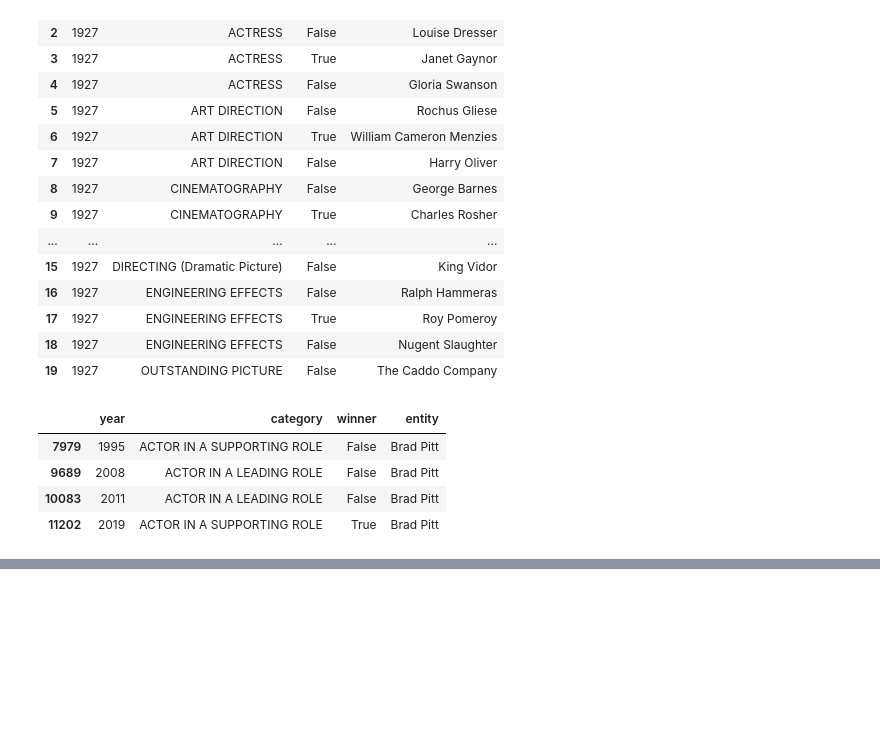
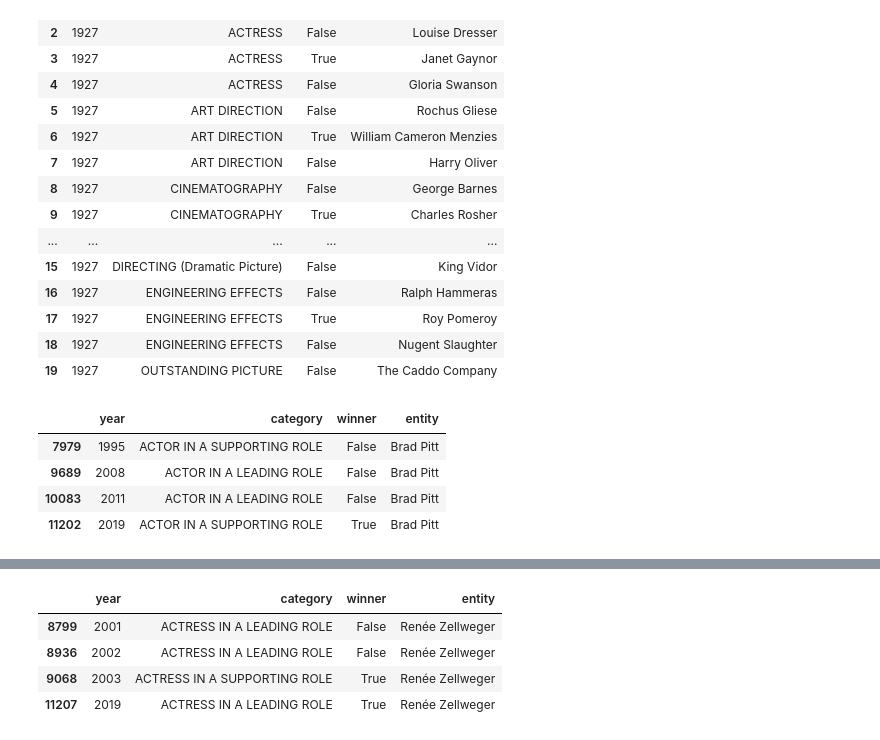
Before and after one commit to gitpyblog/CodeWithMe, a Jupyter notebook: pandas/sandbox.ipynb, the cells around one changed output, grey strips where cells are left out. Cells and saved outputs as stored; diff of their text form; code cells hidden in the pictures; blank space fills up the shorter version.

```diff
--- a/pandas/sandbox.ipynb
+++ b/pandas/sandbox.ipynb
@@ -155,0 +242,10 @@ oscars[where1]
+# %%
+
+renee = oscars['entity']=='Renée Zellweger'
+oscars[renee]
+# %% [output]
+|  | year | category | winner | entity |
+| 8799 | 2001 | ACTRESS IN A LEADING ROLE | False | Renée Zellweger |
+| 8936 | 2002 | ACTRESS IN A LEADING ROLE | False | Renée Zellweger |
+| 9068 | 2003 | ACTRESS IN A SUPPORTING ROLE | True | Renée Zellweger |
+| 11207 | 2019 | ACTRESS IN A LEADING ROLE | True | Renée Zellweger |
```
Also changed, not shown: parts of 7 cells of this notebook, 2 other files.
